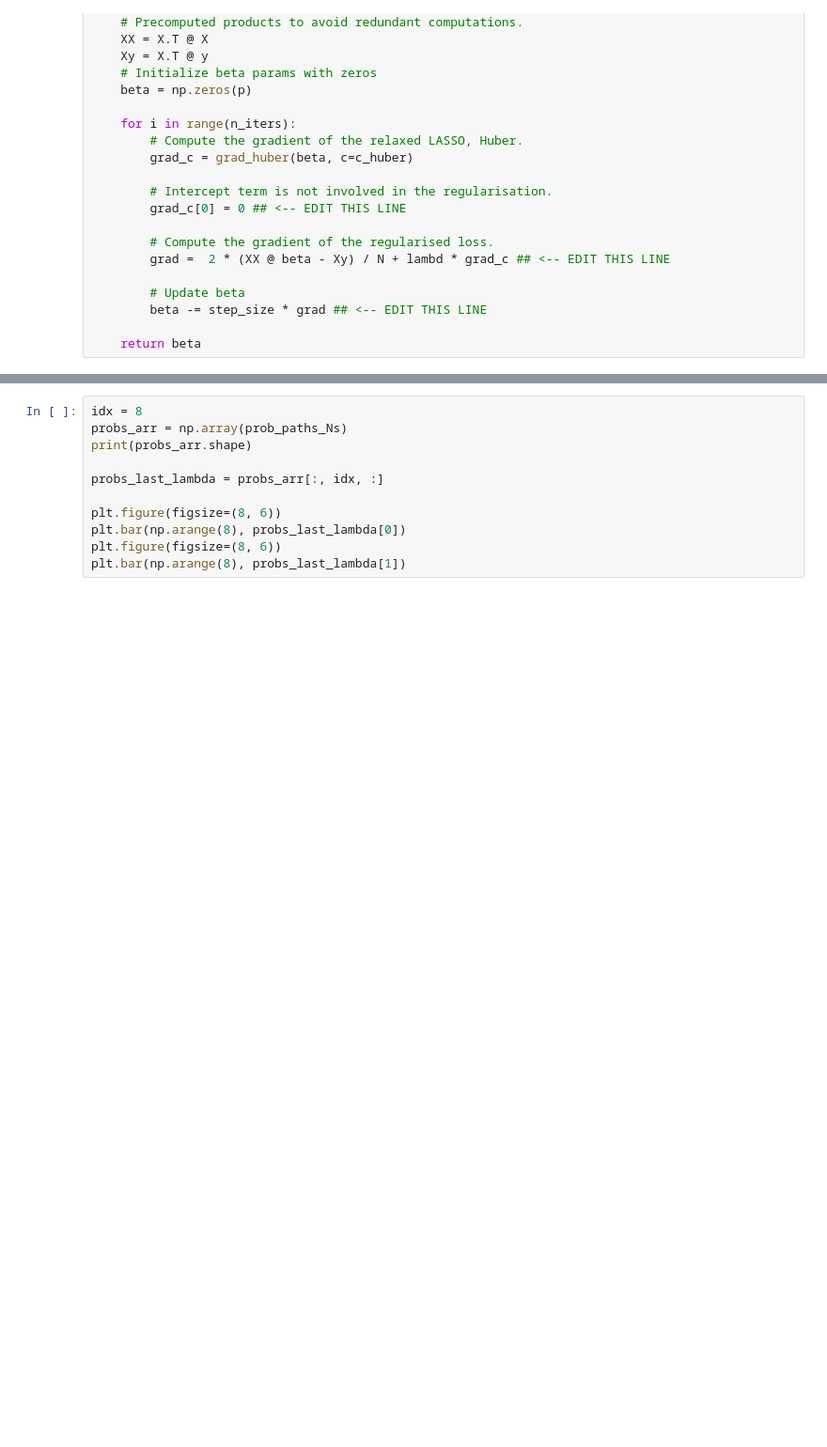
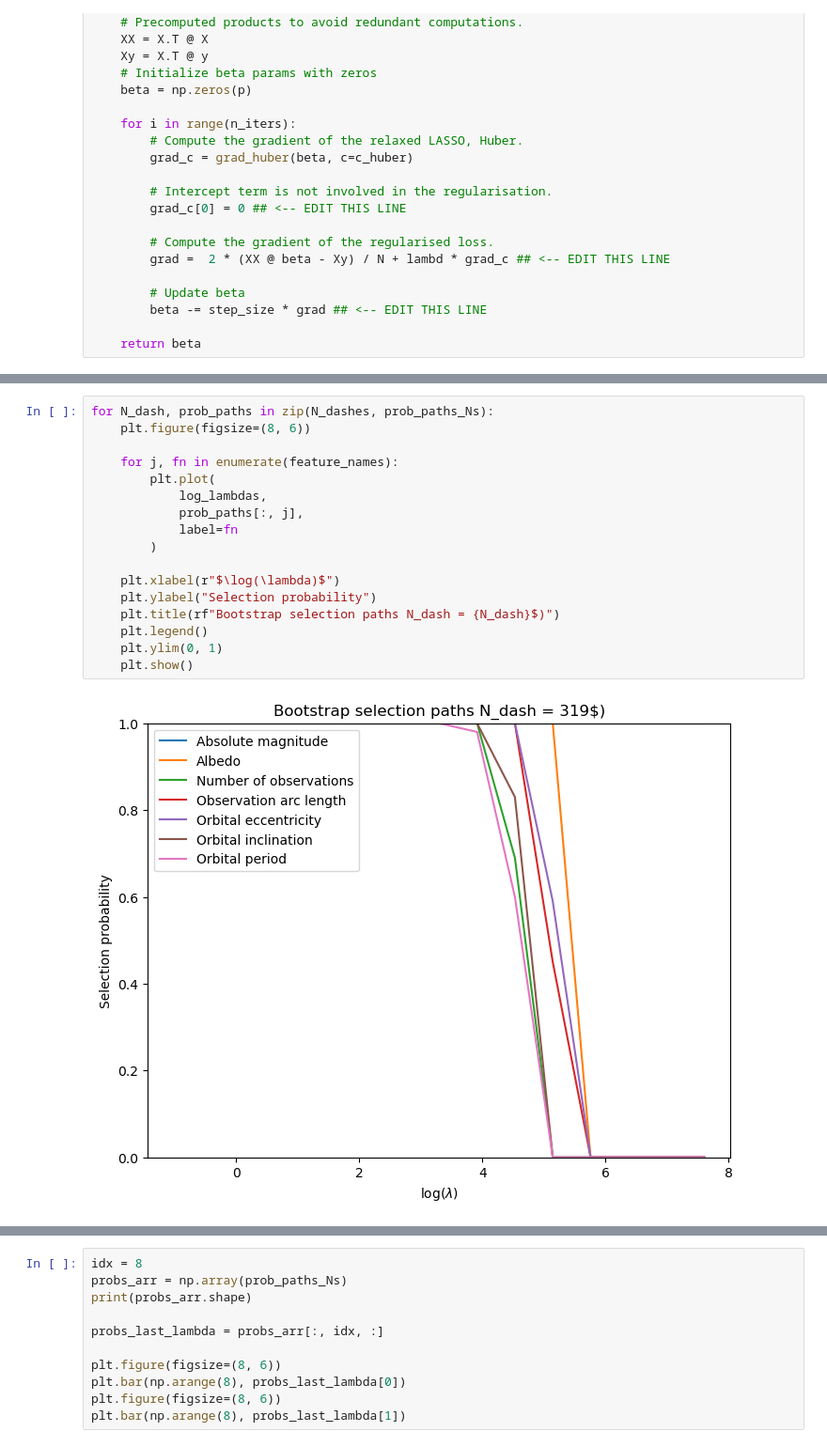
Before and after one commit to alisaklymchuk/data_science_math60026, a Jupyter notebook: 02455568_coursework1.ipynb, the cells around one changed output, grey strips where cells are left out. Shown at 94% size. Drawn from its saved outputs; the diff is of its cells as text; blank space fills up the shorter version.

```diff
--- a/02455568_coursework1.ipynb
+++ b/02455568_coursework1.ipynb
@@ -416,0 +467,19 @@ for N_dash in N_dashes:
+# %%
+for N_dash, prob_paths in zip(N_dashes, prob_paths_Ns):
+    plt.figure(figsize=(8, 6))
+
+    for j, fn in enumerate(feature_names):
+        plt.plot(
+            log_lambdas,
+            prob_paths[:, j],
+            label=fn
+        )
+
+    plt.xlabel(r"$\log(\lambda)$")
+    plt.ylabel("Selection probability")
+    plt.title(rf"Bootstrap selection paths N_dash = {N_dash}$)")
+    plt.legend()
+    plt.ylim(0, 1)
+    plt.show()
+# %% [output]
+[figure, added]
```
Also changed, not shown: parts of 16 cells of this notebook.
